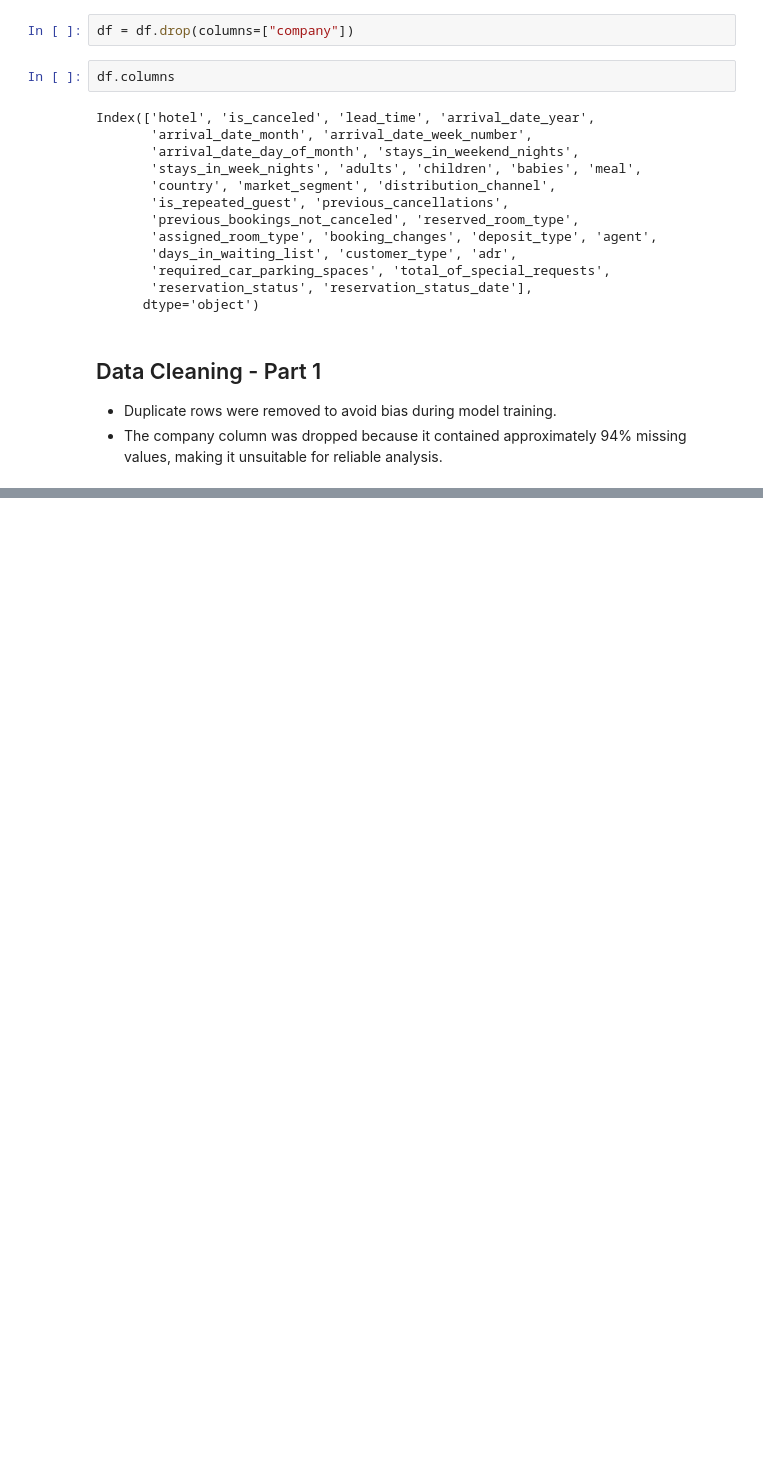
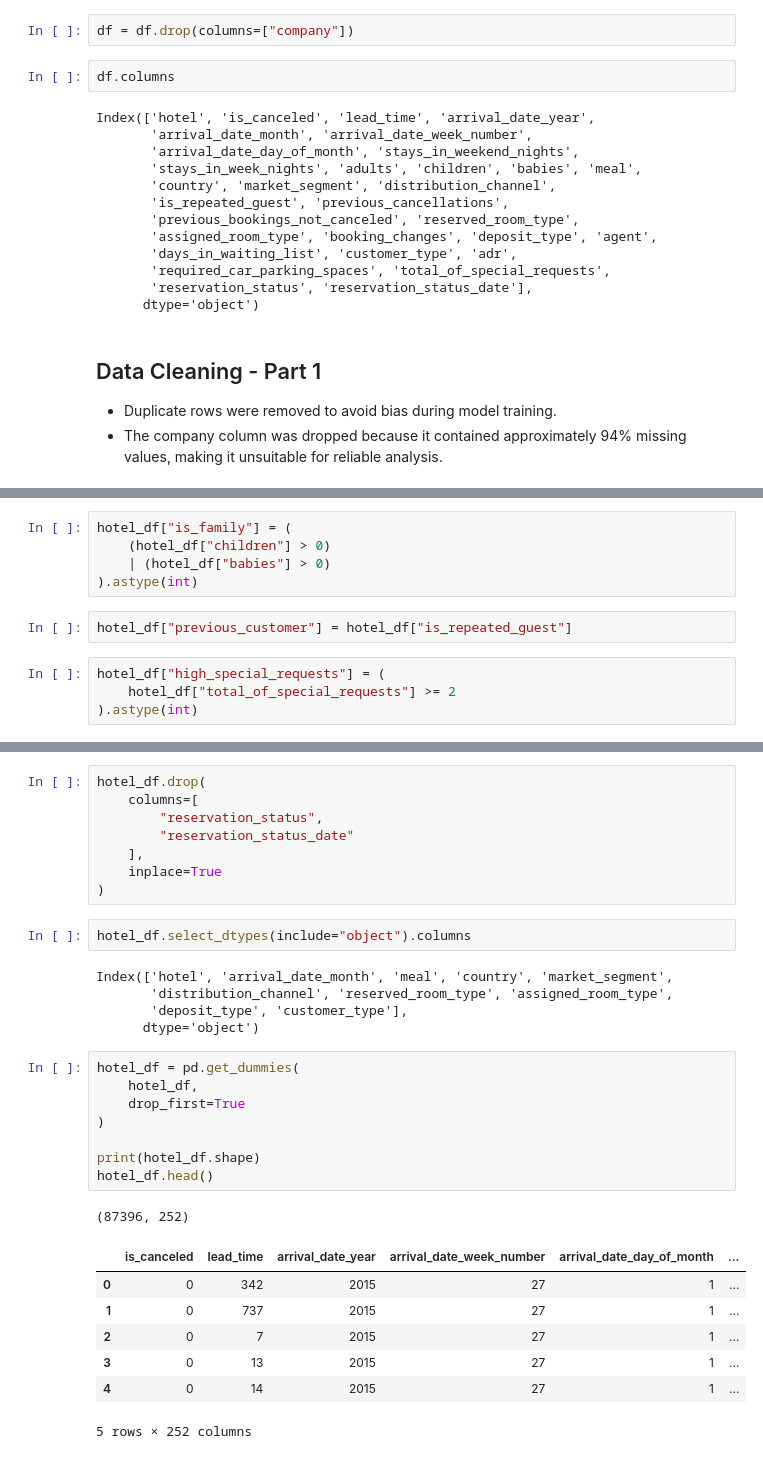
Before and after one commit to venkatjyoshitpotnuru/Hotel-Booking-Cancellation-Using-Ensemble-Learning, a Jupyter notebook: notebooks/Hotel_Booking_Ensemble_Study.ipynb.ipynb, the cells around one changed output, grey strips where cells are left out. Cells and saved outputs as stored; diff of their text form; blank space fills up the shorter version.

```diff
--- a/notebooks/Hotel_Booking_Ensemble_Study.ipynb.ipynb
+++ b/notebooks/Hotel_Booking_Ensemble_Study.ipynb.ipynb
@@ -278,0 +330,11 @@ Index(['hotel', 'is_canceled', 'lead_time', 'arrival_date_year',
+# %%
+hotel_df["is_family"] = (
+    (hotel_df["children"] > 0)
+    | (hotel_df["babies"] > 0)
+).astype(int)
+# %%
+hotel_df["previous_customer"] = hotel_df["is_repeated_guest"]
+# %%
+hotel_df["high_special_requests"] = (
+    hotel_df["total_of_special_requests"] >= 2
+).astype(int)
@@ -278,0 +358,32 @@ Index(['hotel', 'is_canceled', 'lead_time', 'arrival_date_year',
+# %%
+hotel_df.drop(
+    columns=[
+        "reservation_status",
+        "reservation_status_date"
+    ],
+    inplace=True
+)
+# %%
+hotel_df.select_dtypes(include="object").columns
+# %% [output]
+Index(['hotel', 'arrival_date_month', 'meal', 'country', 'market_segment',
+       'distribution_channel', 'reserved_room_type', 'assigned_room_type',
+       'deposit_type', 'customer_type'],
+      dtype='object')
+# %%
+hotel_df = pd.get_dummies(
+    hotel_df,
+    drop_first=True
+)
+
+print(hotel_df.shape)
+hotel_df.head()
+# %% [output]
+(87396, 252)
+|  | is_canceled | lead_time | arrival_date_year | arrival_date_week_number | arrival_date_day_of_month | ... |
+| 0 | 0 | 342 | 2015 | 27 | 1 | ... |
+| 1 | 0 | 737 | 2015 | 27 | 1 | ... |
+| 2 | 0 | 7 | 2015 | 27 | 1 | ... |
+| 3 | 0 | 13 | 2015 | 27 | 1 | ... |
+| 4 | 0 | 14 | 2015 | 27 | 1 | ... |
+5 rows × 252 columns
```
Also changed, not shown: parts of 10 cells of this notebook.
